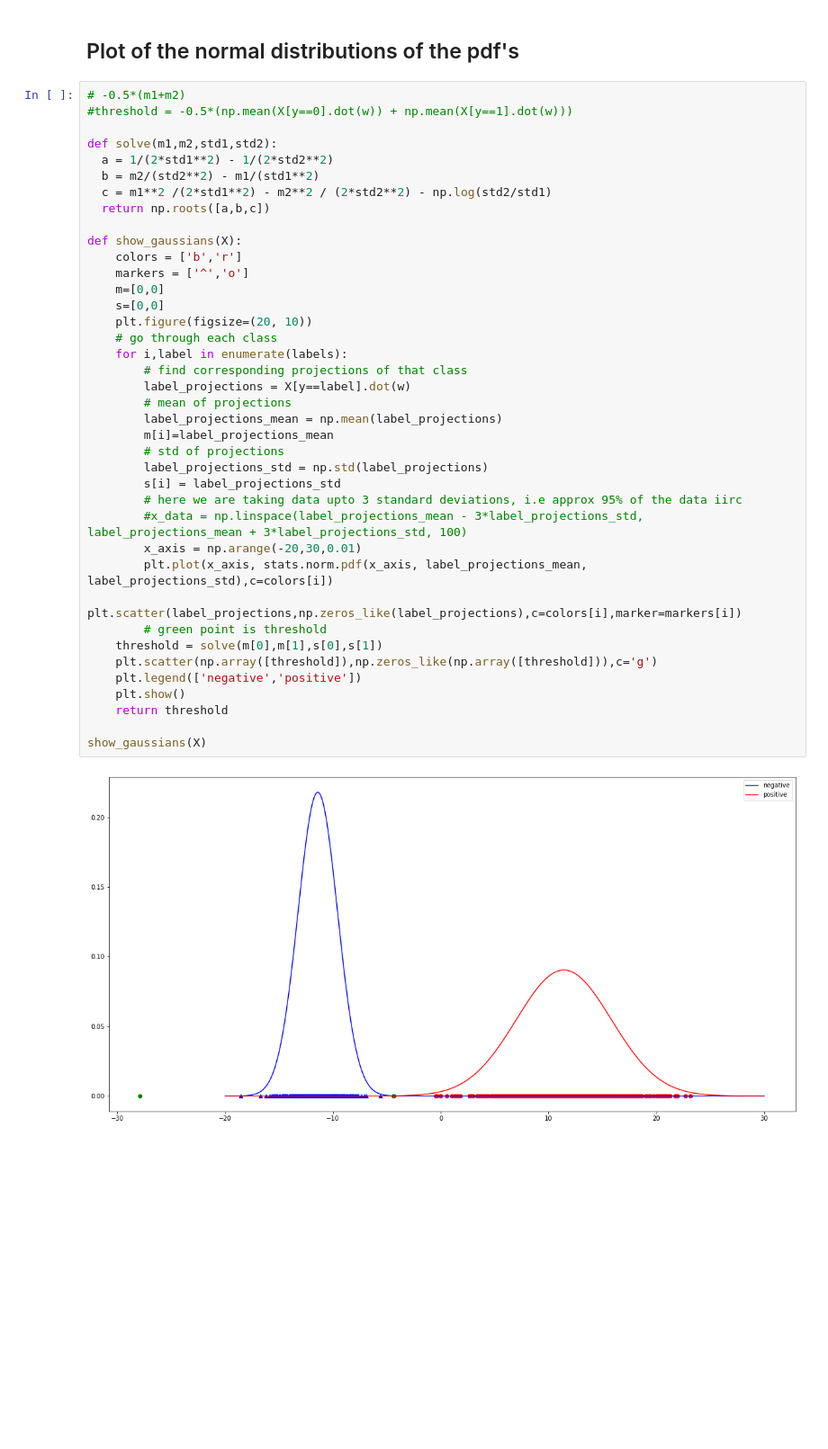
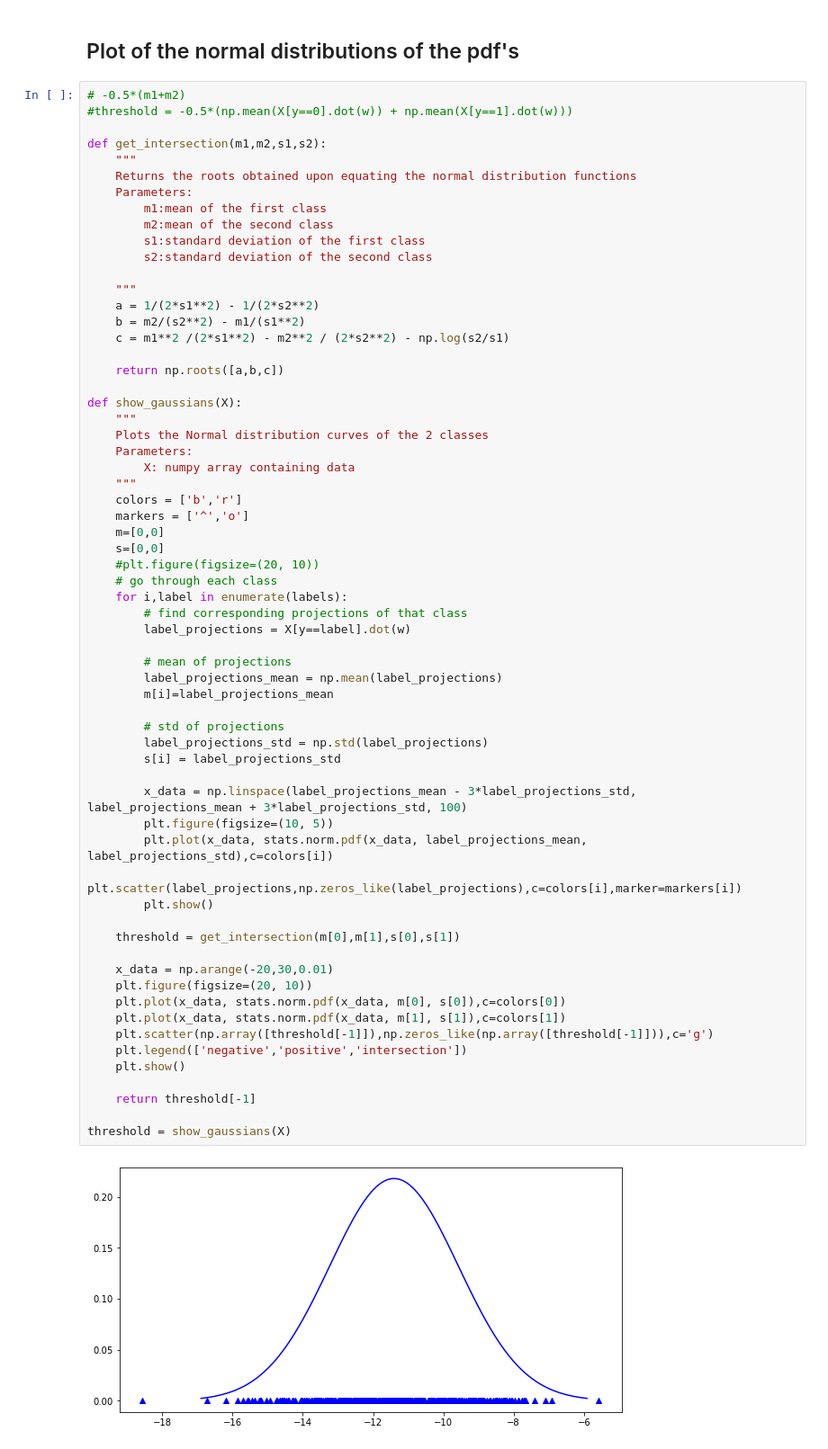
Before and after one commit to PavanReddy28/ML-assignment, a Jupyter notebook: FLD/FLD.ipynb, the cells around one changed output. Shown at 90% size. Drawn from its saved outputs; the diff is of its cells as text; blank space fills up the shorter version.

```diff
--- a/FLD/FLD.ipynb
+++ b/FLD/FLD.ipynb
@@ -77,41 +82,65 @@ negative_projections = X[y==0].dot(w)
 # %%
 # -0.5*(m1+m2)
 #threshold = -0.5*(np.mean(X[y==0].dot(w)) + np.mean(X[y==1].dot(w)))
 
-def solve(m1,m2,std1,std2):
-  a = 1/(2*std1**2) - 1/(2*std2**2)
-  b = m2/(std2**2) - m1/(std1**2)
-  c = m1**2 /(2*std1**2) - m2**2 / (2*std2**2) - np.log(std2/std1)
-  return np.roots([a,b,c])
+def get_intersection(m1,m2,s1,s2):
+    """
+    Returns the roots obtained upon equating the normal distribution functions
+    Parameters:
+        m1:mean of the first class
+        m2:mean of the second class
+        s1:standard deviation of the first class
+        s2:standard deviation of the second class
+
+    """
+    a = 1/(2*s1**2) - 1/(2*s2**2)
+    b = m2/(s2**2) - m1/(s1**2)
+    c = m1**2 /(2*s1**2) - m2**2 / (2*s2**2) - np.log(s2/s1)
+
+    return np.roots([a,b,c])
 
 def show_gaussians(X):
+    """
+    Plots the Normal distribution curves of the 2 classes
+    Parameters:
+        X: numpy array containing data
+    """
     colors = ['b','r']
     markers = ['^','o']
     m=[0,0]
     s=[0,0]
-    plt.figure(figsize=(20, 10))
+    #plt.figure(figsize=(20, 10))
     # go through each class
     for i,label in enumerate(labels):
         # find corresponding projections of that class
         label_projections = X[y==label].dot(w)
+
         # mean of projections
         label_projections_mean = np.mean(label_projections)
         m[i]=label_projections_mean
+
         # std of projections
         label_projections_std = np.std(label_projections)
         s[i] = label_projections_std
-        # here we are taking data upto 3 standard deviations, i.e approx 95% of the data iirc
-        #x_data = np.linspace(label_projections_mean - 3*label_projections_std, label_projections_mean + 3*label_projections_std, 100)
-        x_axis = np.arange(-20,30,0.01)
-        plt.plot(x_axis, stats.norm.pdf(x_axis, label_projections_mean, label_projections_std),c=colors[i])
+
+        x_data = np.linspace(label_projections_mean - 3*label_projections_std, label_projections_mean + 3*label_projections_std, 100)
+        plt.figure(figsize=(10, 5))
+        plt.plot(x_data, stats.norm.pdf(x_data, label_projections_mean, label_projections_std),c=colors[i])
         plt.scatter(label_projections,np.zeros_like(label_projections),c=colors[i],marker=markers[i])
-        # green point is threshold
-    threshold = solve(m[0],m[1],s[0],s[1])
-    plt.scatter(np.array([threshold]),np.zeros_like(np.array([threshold])),c='g')
-    plt.legend(['negative','positive'])
+        plt.show()
+
+    threshold = get_intersection(m[0],m[1],s[0],s[1])
+
+    x_data = np.arange(-20,30,0.01)
+    plt.figure(figsize=(20, 10))
+    plt.plot(x_data, stats.norm.pdf(x_data, m[0], s[0]),c=colors[0])
+    plt.plot(x_data, stats.norm.pdf(x_data, m[1], s[1]),c=colors[1])
+    plt.scatter(np.array([threshold[-1]]),np.zeros_like(np.array([threshold[-1]])),c='g')
+    plt.legend(['negative','positive','intersection'])
     plt.show()
-    return threshold
 
-show_gaussians(X)
+    return threshold[-1]
+
+threshold = show_gaussians(X)
 # %% [output]
-[figure, old version]
+[figure, new version]
```
Also changed, not shown: parts of 4 cells of this notebook.
